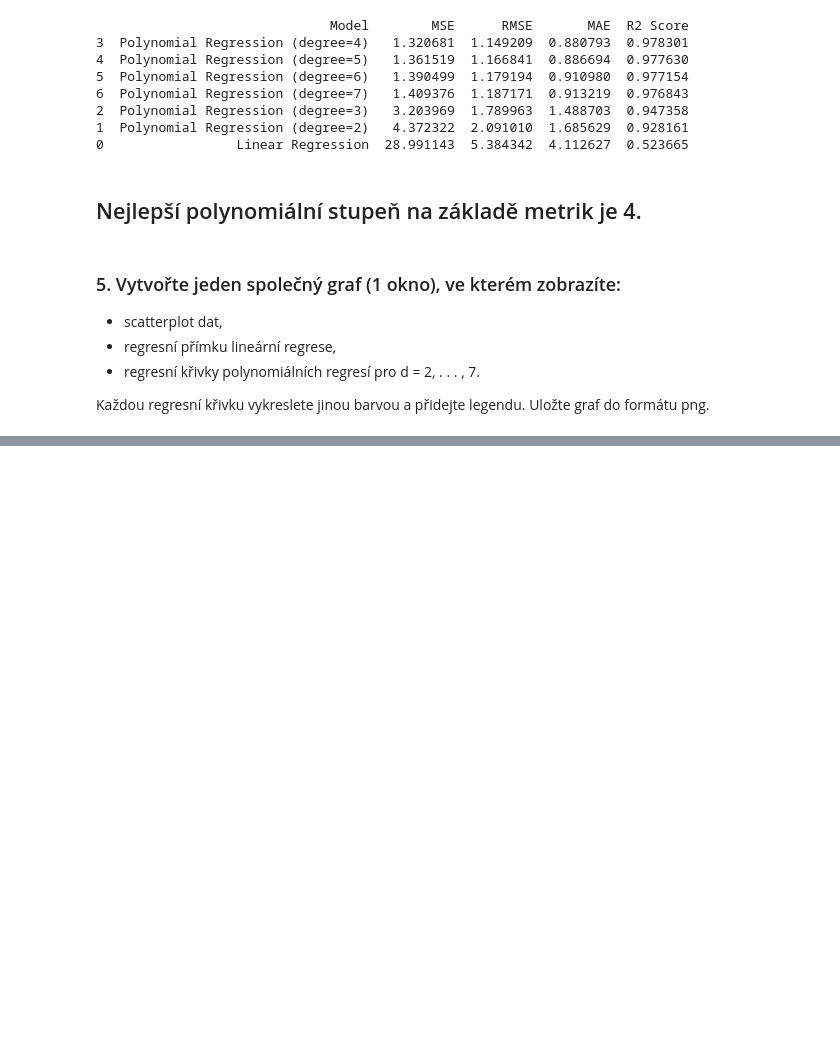
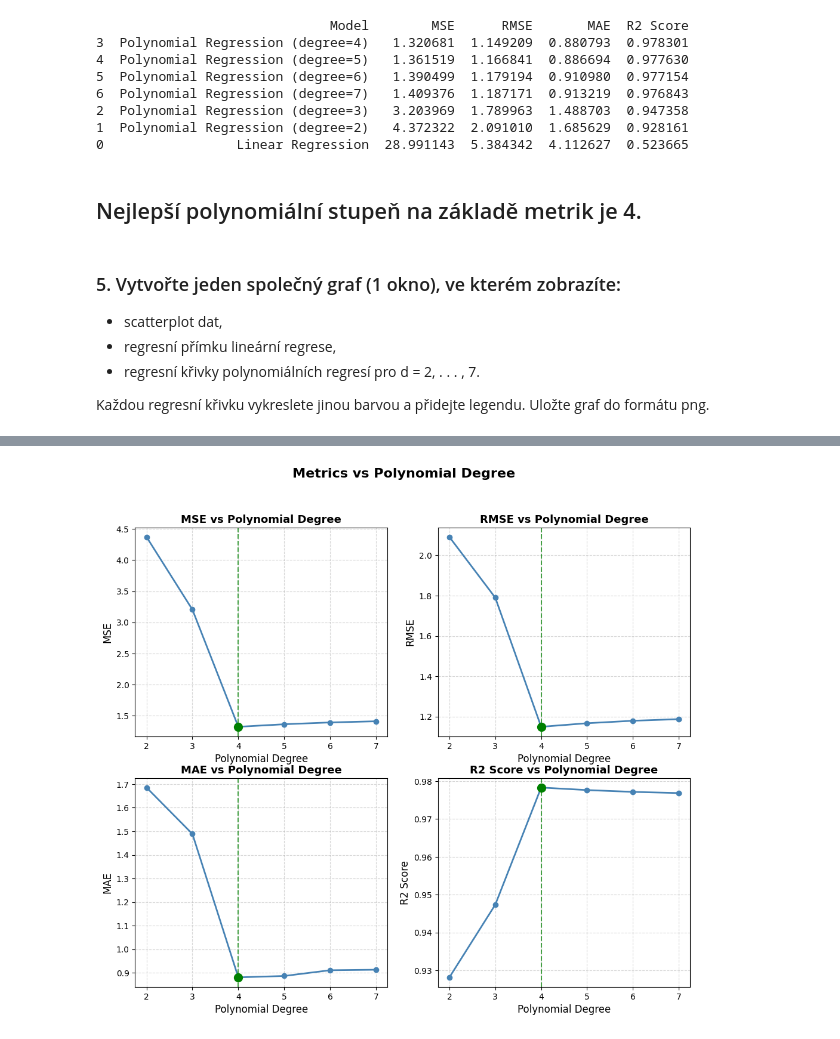
Before and after one commit to melancholy-txt/ujep, a Jupyter notebook: PSM/b1/visnak-regression.ipynb, the cells around one changed output, grey strips where cells are left out. Saved outputs shown, nothing was run; the diff lists cells and outputs as text; code cells hidden in the pictures; blank space fills up the shorter version.

```diff
--- a/PSM/b1/visnak-regression.ipynb
+++ b/PSM/b1/visnak-regression.ipynb
@@ -187,0 +182,36 @@ print(y_poly_pred)
+# %%
+poly_results = results[results["Model"] != "Linear Regression"].copy()
+poly_results["Degree"] = degrees
+
+fig, axes = plt.subplots(2, 2, figsize=(12, 10))
+fig.suptitle("Metrics vs Polynomial Degree", fontsize=16, fontweight='bold')
+
+metrics = ["MSE", "RMSE", "MAE", "R2 Score"]
+for ax, metric in zip(axes.flatten(), metrics):
+    ax.plot(poly_results["Degree"], poly_results[metric], marker='o', linewidth=2, color='steelblue')
+
+    # Identify best degree
+    if metric == "R2 Score":
+        best_row = poly_results.loc[poly_results[metric].idxmax()]
+    else:
+        best_row = poly_results.loc[poly_results[metric].idxmin()]
+
+    best_color = "green"
+    d_best = best_row["Degree"]
+    val_best = best_row[metric]
+
+    # Mark the best degree
+    ax.axvline(d_best, color=best_color, linestyle='--', alpha=0.7, label=f"Best Degree: {int(d_best)}")
+    ax.scatter([d_best], [val_best], color=best_color, s=100, zorder=5)
+
+    ax.set_xlabel("Polynomial Degree", fontsize=12)
+    ax.set_ylabel(metric, fontsize=12)
+    ax.set_title(f"{metric} vs Polynomial Degree", fontsize=13, fontweight='bold')
+    ax.set_xticks(degrees)
+    ax.grid(True, linestyle='--', alpha=0.5)
+
+# plt.tight_layout()
+plt.savefig("metrics_vs_degree.png", dpi=150)
+plt.show()
+# %% [output]
+[figure, added]
```
Also changed, not shown: parts of 6 cells of this notebook, 6 other files.
